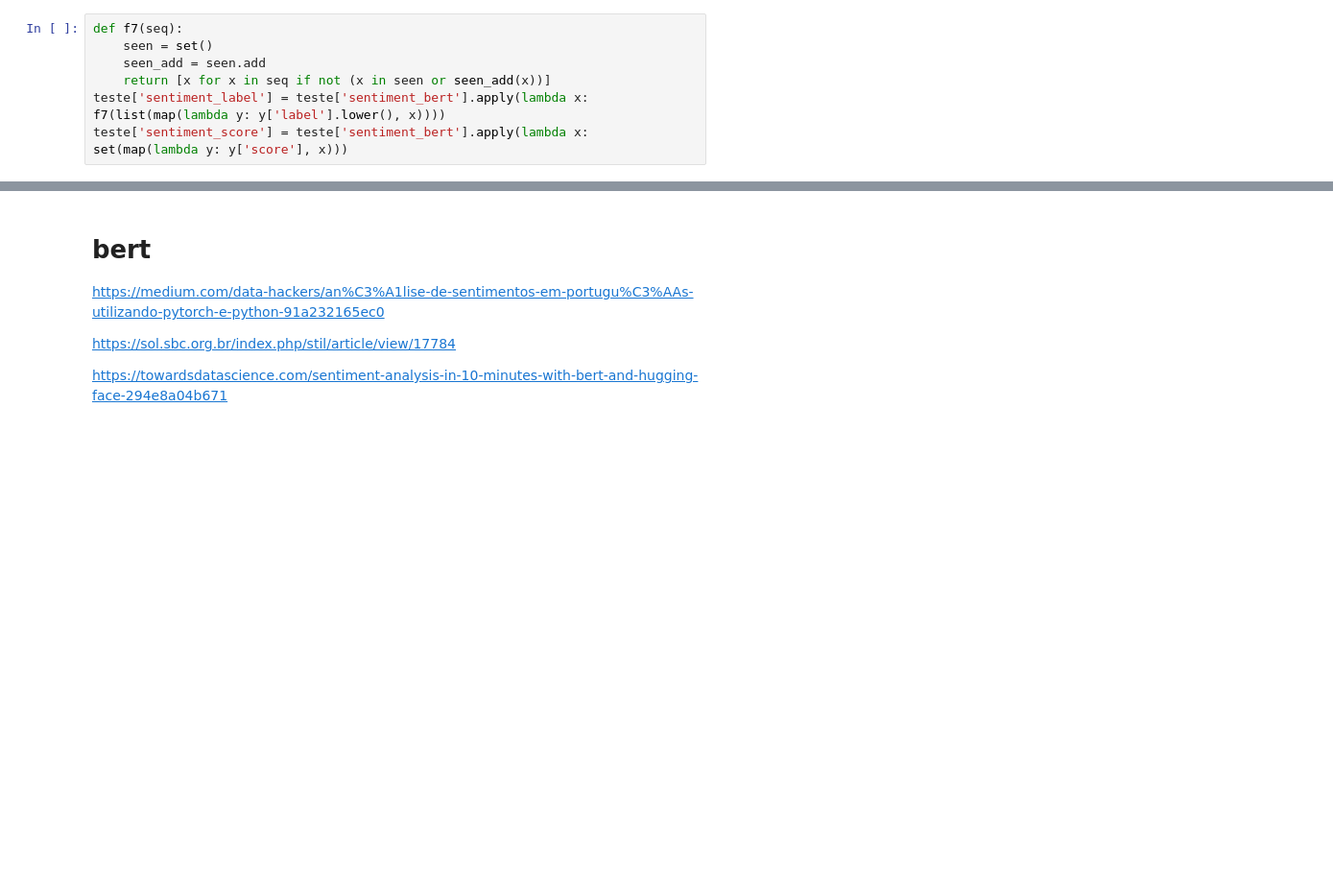
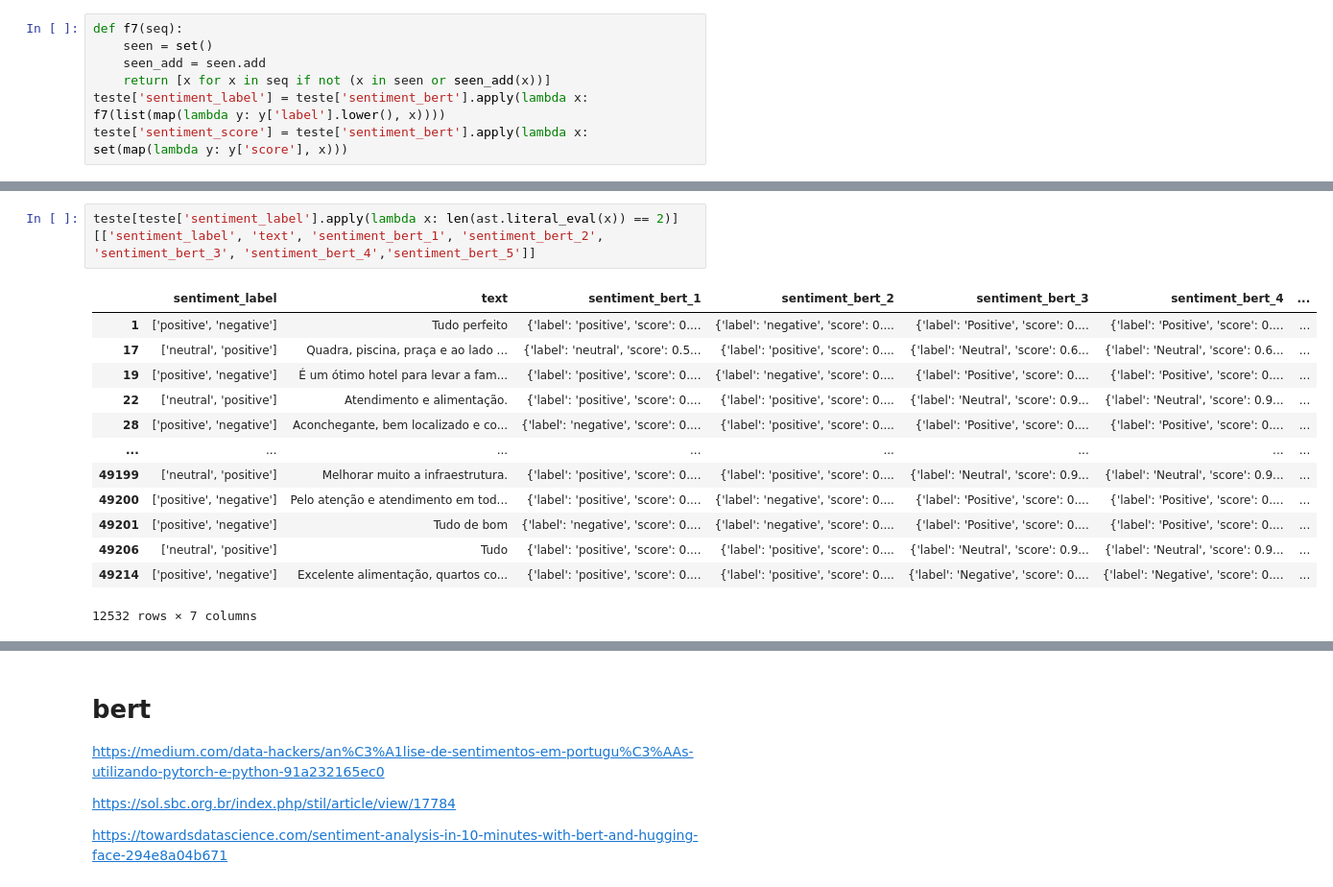
Before and after one commit to emerson-matos/tcc-notebooks, a Jupyter notebook: sentimentos/notebook.ipynb, the cells around one changed output, grey strips where cells are left out. Shown: that part at 96% size. Drawn from its saved outputs; the diff is of its cells as text; blank space fills up the shorter version.

```diff
--- a/sentimentos/notebook.ipynb
+++ b/sentimentos/notebook.ipynb
@@ -450,0 +390,16 @@ Warning: Total number of columns (23) exceeds max_columns (20) limiting to first
+# %%
+teste[teste['sentiment_label'].apply(lambda x: len(ast.literal_eval(x)) == 2)][['sentiment_label', 'text', 'sentiment_bert_1', 'sentiment_bert_2', 'sentiment_bert_3', 'sentiment_bert_4','sentiment_bert_5']]
+# %% [output]
+|  | sentiment_label | text | sentiment_bert_1 | sentiment_bert_2 | sentiment_bert_3 | sentiment_bert_4 | ... |
+| 1 | ['positive', 'negative'] | Tudo perfeito | {'label': 'positive', 'score': 0.... | {'label': 'negative', 'score': 0.... | {'label': 'Positive', 'score': 0.... | {'label': 'Positive', 'score': 0.... | ... |
+| 17 | ['neutral', 'positive'] | Quadra, piscina, praça e ao lado ... | {'label': 'neutral', 'score': 0.5... | {'label': 'positive', 'score': 0.... | {'label': 'Neutral', 'score': 0.6... | {'label': 'Neutral', 'score': 0.6... | ... |
+| 19 | ['positive', 'negative'] | É um ótimo hotel para levar a fam... | {'label': 'positive', 'score': 0.... | {'label': 'negative', 'score': 0.... | {'label': 'Positive', 'score': 0.... | {'label': 'Positive', 'score': 0.... | ... |
+| 22 | ['neutral', 'positive'] | Atendimento e alimentação. | {'label': 'positive', 'score': 0.... | {'label': 'positive', 'score': 0.... | {'label': 'Neutral', 'score': 0.9... | {'label': 'Neutral', 'score': 0.9... | ... |
+| 28 | ['positive', 'negative'] | Aconchegante, bem localizado e co... | {'label': 'negative', 'score': 0.... | {'label': 'positive', 'score': 0.... | {'label': 'Positive', 'score': 0.... | {'label': 'Positive', 'score': 0.... | ... |
+| ... | ... | ... | ... | ... | ... | ... | ... |
+| 49199 | ['neutral', 'positive'] | Melhorar muito a infraestrutura. | {'label': 'positive', 'score': 0.... | {'label': 'positive', 'score': 0.... | {'label': 'Neutral', 'score': 0.9... | {'label': 'Neutral', 'score': 0.9... | ... |
+| 49200 | ['positive', 'negative'] | Pelo atenção e atendimento em tod... | {'label': 'positive', 'score': 0.... | {'label': 'negative', 'score': 0.... | {'label': 'Positive', 'score': 0.... | {'label': 'Positive', 'score': 0.... | ... |
+| 49201 | ['positive', 'negative'] | Tudo de bom | {'label': 'negative', 'score': 0.... | {'label': 'negative', 'score': 0.... | {'label': 'Positive', 'score': 0.... | {'label': 'Positive', 'score': 0.... | ... |
+| 49206 | ['neutral', 'positive'] | Tudo | {'label': 'positive', 'score': 0.... | {'label': 'positive', 'score': 0.... | {'label': 'Neutral', 'score': 0.9... | {'label': 'Neutral', 'score': 0.9... | ... |
+| 49214 | ['positive', 'negative'] | Excelente alimentação, quartos co... | {'label': 'positive', 'score': 0.... | {'label': 'positive', 'score': 0.... | {'label': 'Negative', 'score': 0.... | {'label': 'Negative', 'score': 0.... | ... |
+12532 rows × 7 columns
```
Also changed, not shown: parts of 71 cells of this notebook.
